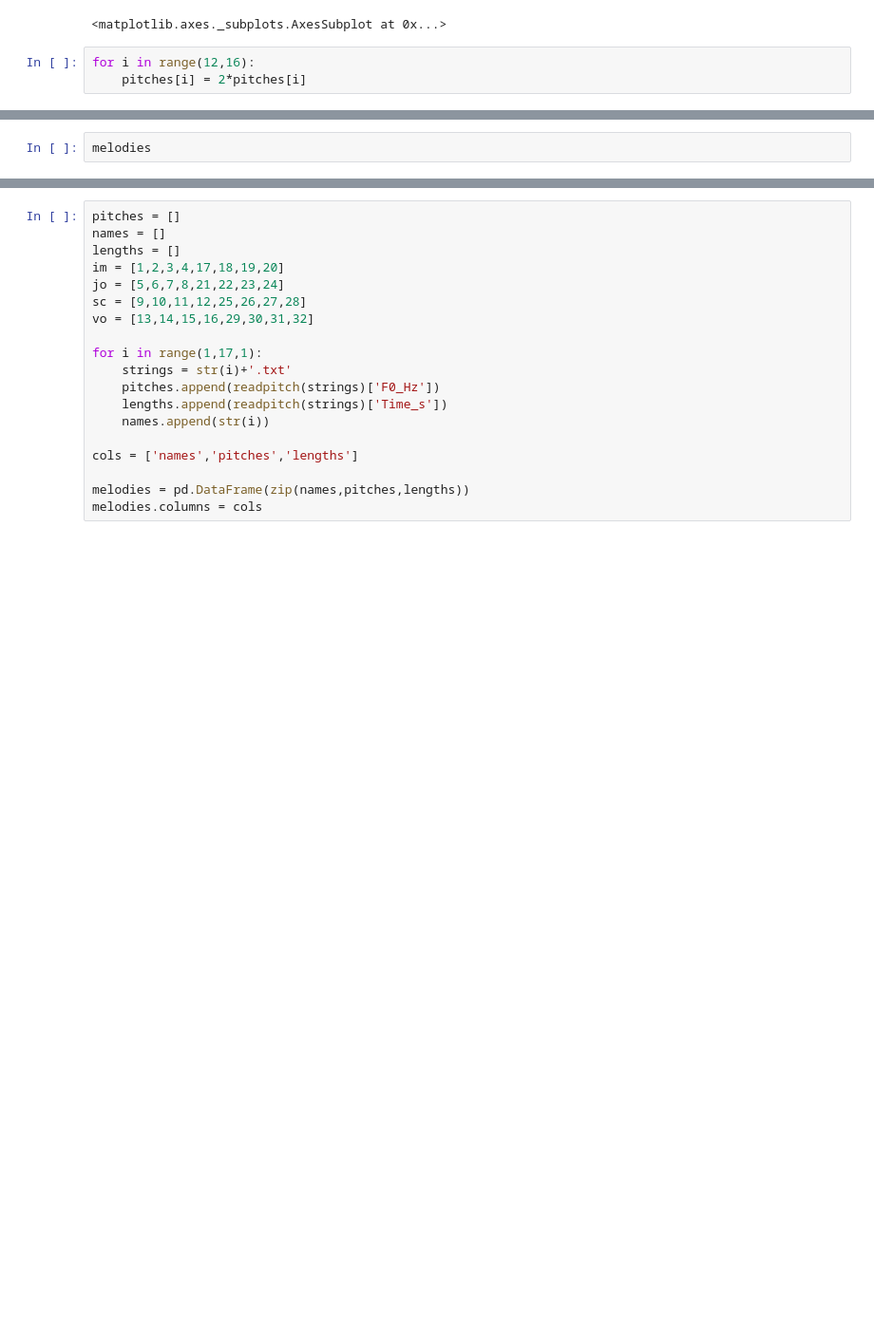
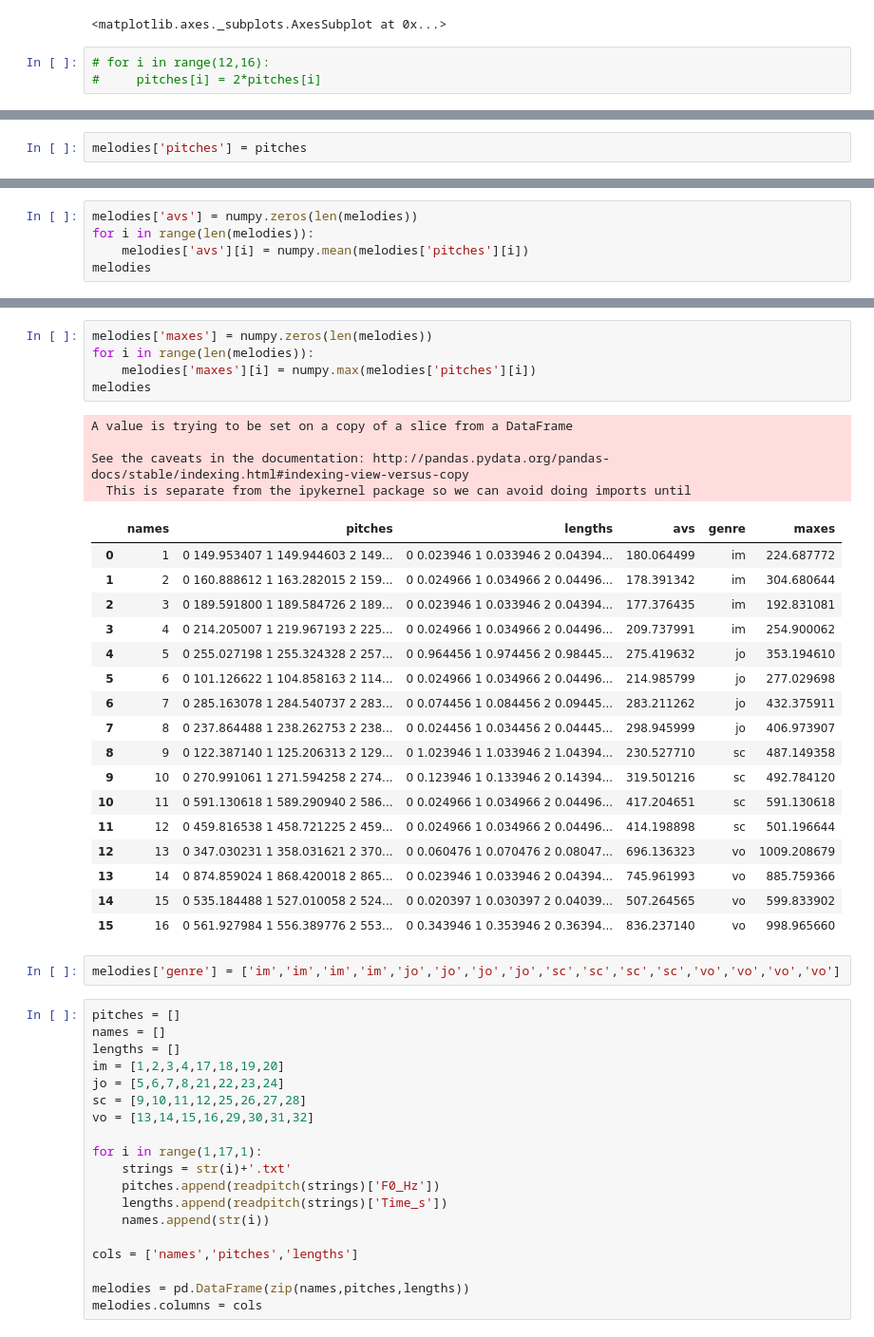
Before and after one commit to shockmonger/melmot, a Jupyter notebook: finalplotting.ipynb, the cells around one changed output, grey strips where cells are left out. Shown at 95% size. Saved outputs shown, nothing was run; the diff lists cells and outputs as text; blank space fills up the shorter version.

```diff
--- a/finalplotting.ipynb
+++ b/finalplotting.ipynb
@@ -18,8 +18,8 @@ sns.violinplot(x, y, lowess=True, color="g")
 [interactive output not drawn]
 <matplotlib.axes._subplots.AxesSubplot at 0x...>
 # %%
-for i in range(12,16):
-    pitches[i] = 2*pitches[i]
+# for i in range(12,16):
+#     pitches[i] = 2*pitches[i]
 # %%
 f, ax = plt.subplots(4,4,sharex=True,sharey=True,figsize = (16,10))
 # f.suptitle("All Melodies in the Dataset", fontsize=20)
@@ -79,4 +83,4 @@ for i in range(4):
 [interactive output not drawn]
 [interactive output not drawn]
 # %%
-melodies
+melodies['pitches'] = pitches
@@ -100,0 +87,5 @@ melodies
+# %%
+melodies['avs'] = numpy.zeros(len(melodies))
+for i in range(len(melodies)):
+    melodies['avs'][i] = numpy.mean(melodies['pitches'][i])
+melodies
@@ -101,3 +114,32 @@ melodies
+# %%
+melodies['maxes'] = numpy.zeros(len(melodies))
+for i in range(len(melodies)):
+    melodies['maxes'][i] = numpy.max(melodies['pitches'][i])
+melodies
+# %% [output]
+A value is trying to be set on a copy of a slice from a DataFrame
+
+See the caveats in the documentation: http://pandas.pydata.org/pandas-docs/stable/indexing.html#indexing-view-versus-copy
+  This is separate from the ipykernel package so we can avoid doing imports until
+|  | names | pitches | lengths | avs | genre | maxes |
+| 0 | 1 | 0 149.953407 1 149.944603 2 149... | 0 0.023946 1 0.033946 2 0.04394... | 180.064499 | im | 224.687772 |
+| 1 | 2 | 0 160.888612 1 163.282015 2 159... | 0 0.024966 1 0.034966 2 0.04496... | 178.391342 | im | 304.680644 |
+| 2 | 3 | 0 189.591800 1 189.584726 2 189... | 0 0.023946 1 0.033946 2 0.04394... | 177.376435 | im | 192.831081 |
+| 3 | 4 | 0 214.205007 1 219.967193 2 225... | 0 0.024966 1 0.034966 2 0.04496... | 209.737991 | im | 254.900062 |
+| 4 | 5 | 0 255.027198 1 255.324328 2 257... | 0 0.964456 1 0.974456 2 0.98445... | 275.419632 | jo | 353.194610 |
+| 5 | 6 | 0 101.126622 1 104.858163 2 114... | 0 0.024966 1 0.034966 2 0.04496... | 214.985799 | jo | 277.029698 |
+| 6 | 7 | 0 285.163078 1 284.540737 2 283... | 0 0.074456 1 0.084456 2 0.09445... | 283.211262 | jo | 432.375911 |
+| 7 | 8 | 0 237.864488 1 238.262753 2 238... | 0 0.024456 1 0.034456 2 0.04445... | 298.945999 | jo | 406.973907 |
+| 8 | 9 | 0 122.387140 1 125.206313 2 129... | 0 1.023946 1 1.033946 2 1.04394... | 230.527710 | sc | 487.149358 |
+| 9 | 10 | 0 270.991061 1 271.594258 2 274... | 0 0.123946 1 0.133946 2 0.14394... | 319.501216 | sc | 492.784120 |
+| 10 | 11 | 0 591.130618 1 589.290940 2 586... | 0 0.024966 1 0.034966 2 0.04496... | 417.204651 | sc | 591.130618 |
+| 11 | 12 | 0 459.816538 1 458.721225 2 459... | 0 0.024966 1 0.034966 2 0.04496... | 414.198898 | sc | 501.196644 |
+| 12 | 13 | 0 347.030231 1 358.031621 2 370... | 0 0.060476 1 0.070476 2 0.08047... | 696.136323 | vo | 1009.208679 |
+| 13 | 14 | 0 874.859024 1 868.420018 2 865... | 0 0.023946 1 0.033946 2 0.04394... | 745.961993 | vo | 885.759366 |
+| 14 | 15 | 0 535.184488 1 527.010058 2 524... | 0 0.020397 1 0.030397 2 0.04039... | 507.264565 | vo | 599.833902 |
+| 15 | 16 | 0 561.927984 1 556.389776 2 553... | 0 0.343946 1 0.353946 2 0.36394... | 836.237140 | vo | 998.965660 |
+# %%
+melodies['genre'] = ['im','im','im','im','jo','jo','jo','jo','sc','sc','sc','sc','vo','vo','vo','vo']
 # %%
 pitches = []
 names = []
```
Also changed, not shown: parts of 4 cells of this notebook, 11 other files.
